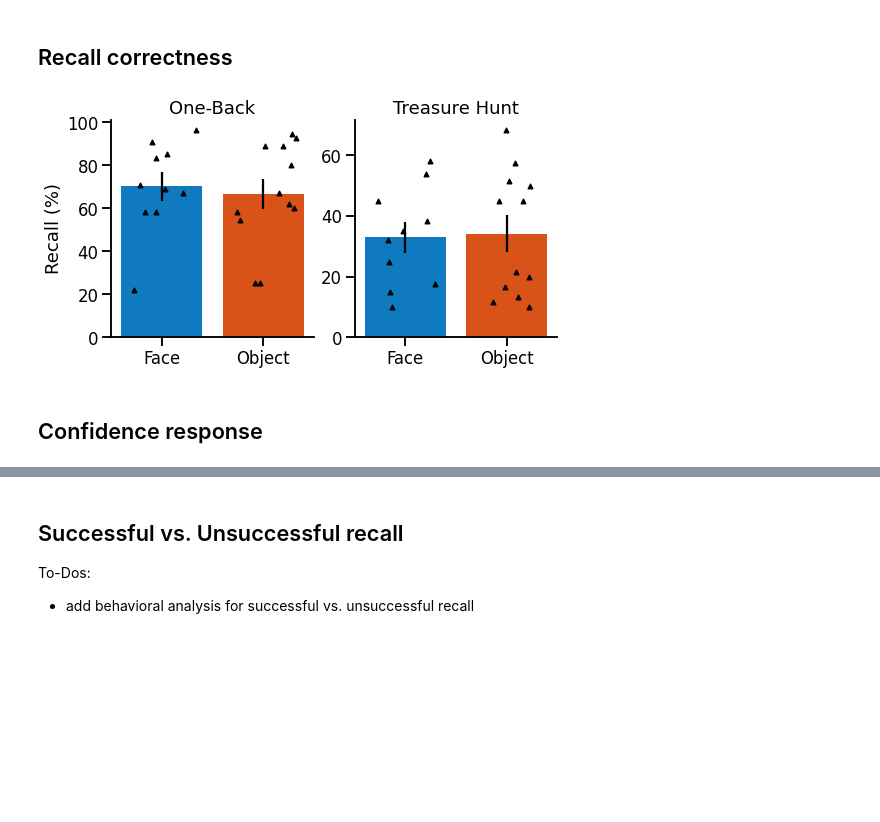
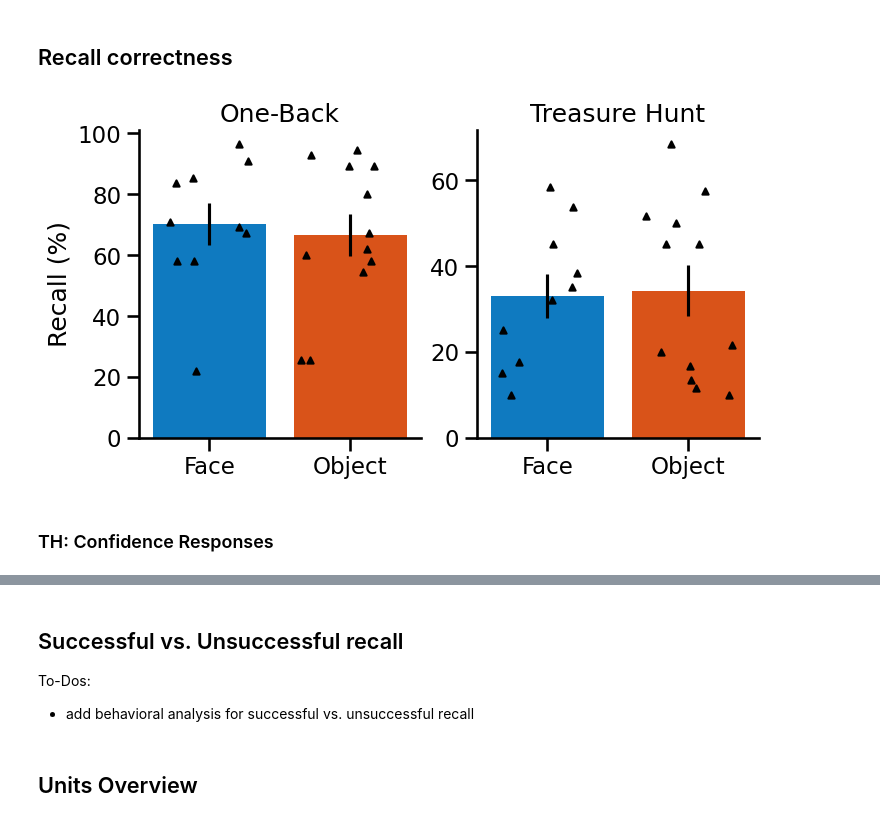
Before and after one commit to HSUPipeline/AnalyzeTH, a Jupyter notebook: notebooks/B1-BehaviorAnalyses.ipynb, the cells around one changed output, grey strips where cells are left out. Drawn from its saved outputs; the diff is of its cells as text; code cells hidden in the pictures; blank space fills up the shorter version.

```diff
--- a/notebooks/B1-BehaviorAnalyses.ipynb
+++ b/notebooks/B1-BehaviorAnalyses.ipynb
@@ -30,6 +33,6 @@ sns.set_context('talk')
 ## Settings
 # %%
 # Define the base data folder
-data_folder = '/Users/tom/Data/JacobsLab/WVTH/nwb'
-#data_folder = '/data12/jacobs_lab/WVTH/nwb'
+#data_folder = '/Users/tom/Data/JacobsLab/WVTH/nwb'
+data_folder = '/data12/jacobs_lab/WVTH/nwb'
 #data_folder = '/Users/clairehan/Documents/Data/JacobsLab/WVTH/NWB'
@@ -120,10 +59,11 @@ drop_spines(ax2, ['top', 'right'])
 # %%
 # Set the path to the one-back behavioral data file
 #nback_path = '/Users/clairehan/Desktop/research/WVTH/'
-nback_path = '/Users/tom/Documents/Research/2-Projects/1b-Current(Jacobs)/TH/zRESULTS/'
+#nback_path = '/Users/tom/Documents/Research/2-Projects/1b-Current(Jacobs)/TH/zRESULTS/'
+nback_path = '/data12/jacobs_lab/WVTH/info/nback/'
 
 # Set the filename for the one-back behavioral data file
-nback_filename = 'BehAcc.mat'
+nback_filename = 'behAcc.mat'
 # %%
 # Load the one-back behavioral data results
 behav_nback = sio.loadmat(nback_path + nback_filename)
@@ -138,27 +82,22 @@ correct_THO = compute_recall_percent(nwbfiles_THO, data_folder)
 # %%
 # Plot the accuracy of each task
 ax1, ax2 = make_axes(2, 2, figsize=(8,4))
-
-x = [0,1]
-y_OB = [correct_OBF, correct_OBO]
-y_TH = [correct_THF, correct_THO]
-w=0.7
 
 plot_bar([correct_OBF.mean(0), correct_OBO.mean(0)], ['Face', 'Object'], ylabel='Recall (%)', title='One-Back',
          yerr=[sem(correct_OBF, 0), sem(correct_OBO, 0)], ax=ax1, color=['#0F7AC0', '#D95319'], zorder=0)
 plot_bar([correct_THF.mean(0), correct_THO.mean(0)], ['Face', 'Object'], title='Treasure Hunt',
          yerr=[sem(correct_THF, 0), sem(correct_THO, 0)], ax=ax2, color=['#0F7AC0', '#D95319'], zorder=0)
-for i in range(len(x)):
-    ax1.scatter(x[i] + np.random.random(y_OB[i].size) * w - w / 2, y_OB[i], color='black', marker='^', s=20)
-    ax2.scatter(x[i] + np.random.random(y_TH[i].size) * w - w / 2, y_TH[i], color='black', marker='^', s=20)
-
-drop_spines(ax1, ['top', 'right'])
-drop_spines(ax2, ['top', 'right'])
+w = 0.7
+for ii in [0, 1]:
+    ax1.scatter(ii + np.random.random(y_OB[ii].size) * w - w / 2, y_OB[ii], color='black', marker='^', s=20)
+    ax2.scatter(ii + np.random.random(y_TH[ii].size) * w - w / 2, y_TH[ii], color='black', marker='^', s=20)
+for cax in [ax1, ax2]:
+    drop_spines(cax, ['top', 'right'])
 # save_figure('behav'+'.svg', '/Users/clairehan/Desktop/paper_fig', close=False, bbox_inches='tight')
 # %% [output]
-[figure, old version]
+[figure, new version]
 # %% [markdown]
-## Confidence response
+### TH: Confidence Responses
 # %%
 # Count the number of confidence response in each category across sessions
 [conf_all, conf_THF, conf_THO] = Counter({'yes': 0, 'maybe':0, 'no':0})
@@ -182,3 +121,5 @@ drop_spines(ax2, ['top', 'right'])
 ## Successful vs. Unsuccessful recall
 To-Dos:
 * add behavioral analysis for successful vs. unsuccessful recall
+# %% [markdown]
+## Units Overview
```
Also changed, not shown: parts of 19 cells of this notebook.
